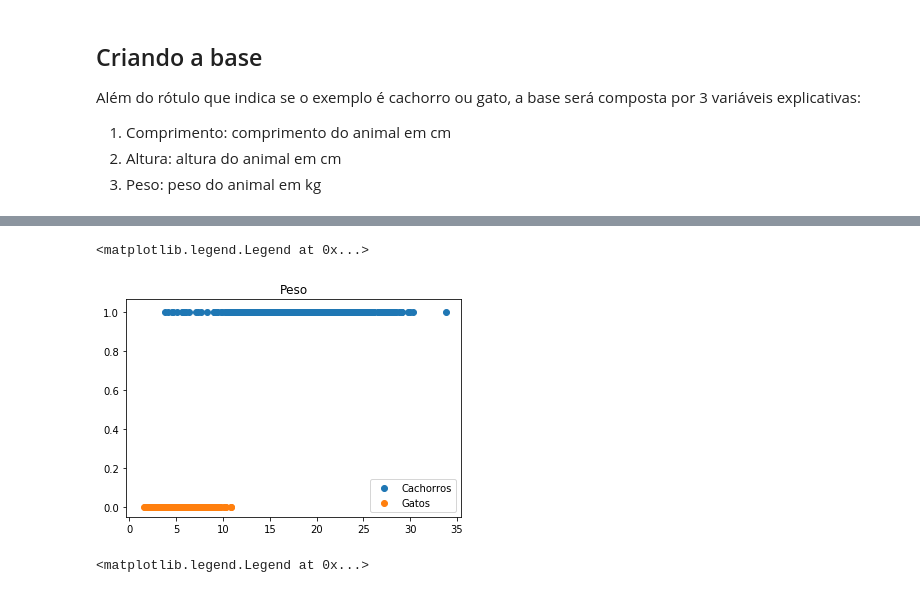
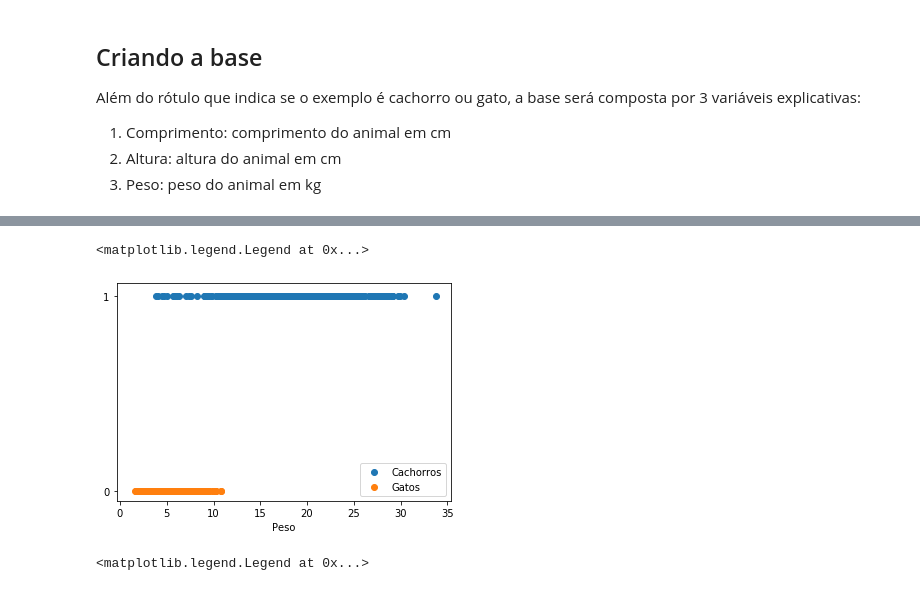
Before and after one commit to tmfilho/ml-examples, a Jupyter notebook: notebooks/cachorros-gatos.ipynb, the cells around one changed output, grey strips where cells are left out. Drawn from its saved outputs; the diff is of its cells as text; code cells hidden in the pictures.

```diff
--- a/notebooks/cachorros-gatos.ipynb
+++ b/notebooks/cachorros-gatos.ipynb
@@ -63,11 +65,12 @@ plt.legend()
 # %%
 plt.scatter(dogs[:, 2], np.ones(n_dogs), label='Cachorros')
 plt.scatter(cats[:, 2], np.zeros(n_cats), label='Gatos')
-plt.title('Peso')
+plt.xlabel('Peso')
+plt.yticks([0, 1])
 plt.legend()
 # %% [output]
 <matplotlib.legend.Legend at 0x...>
-[figure, old version]
+[figure, new version]
 # %%
 plt.scatter(dogs[:, 0], dogs[:, 1], label='Cachorros')
 plt.scatter(cats[:, 0], cats[:, 1], label='Gatos')
```
Also changed, not shown: parts of 6 cells of this notebook.
